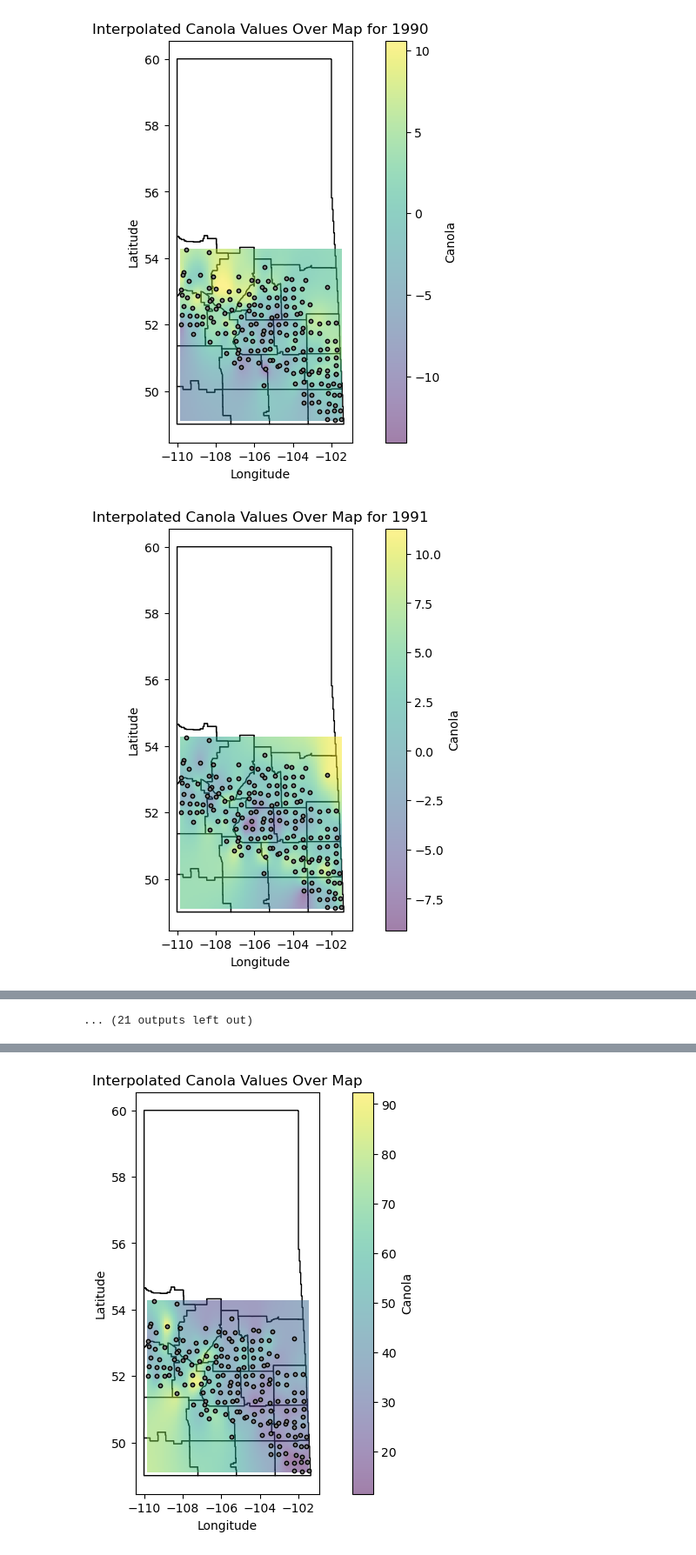
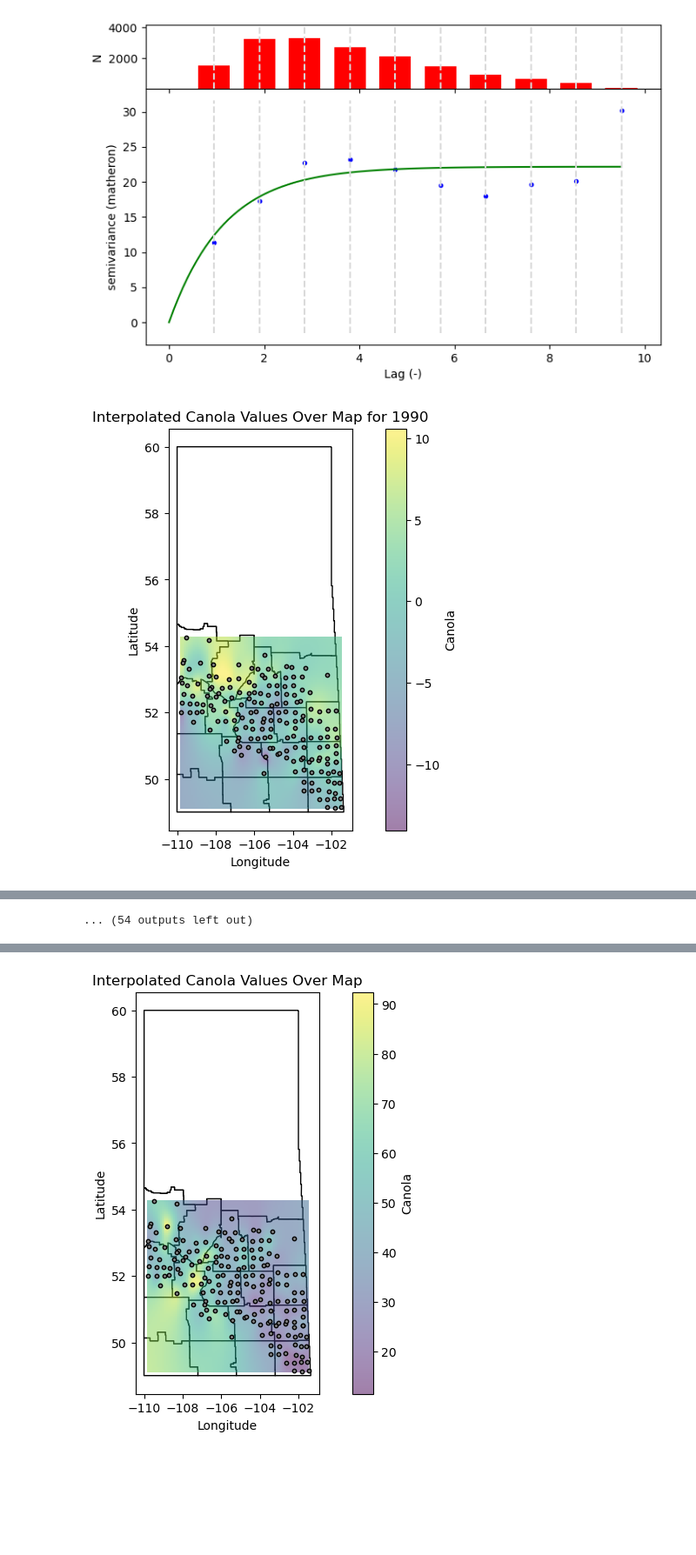
Before and after one commit to Laura-Pldk/Canola_Yield_Prediction, a Jupyter notebook: notebooks/Spatial_all_data.ipynb, the cells around one changed output, grey strips where cells are left out. Shown at 87% size. Cells and saved outputs as stored; diff of their text form; code cells hidden in the pictures; blank space fills up the shorter version.

Commit message:
spatial autocorrelation

```diff
--- a/notebooks/Spatial_all_data.ipynb
+++ b/notebooks/Spatial_all_data.ipynb
@@ -32,4 +36,6 @@ from scipy.interpolate import Rbf
 # %%
 #load df
 feature_df = pd.read_csv('../data/almost_final_final_df.csv', header=0, index_col = 0)
-#feature_df.head(5)
+feature_df.head(5)
+
+feature_df.rename(columns={'Soil Zone': 'soil_zone'}, inplace=True)
@@ -48,32 +63,49 @@ for year in feature_df.index.unique():
     geometry = [Point(xy) for xy in zip(current_year_df["Longitude"], current_year_df["Latitude"])]
     geo_df = gpd.GeoDataFrame(current_year_df, geometry=geometry)
 
     # Define the grid for interpolation
     lon_min, lon_max = geo_df['Longitude'].min(), geo_df['Longitude'].max()
     lat_min, lat_max = geo_df['Latitude'].min(), geo_df['Latitude'].max()
     lon, lat = np.meshgrid(np.linspace(lon_min, lon_max, 100),
                            np.linspace(lat_min, lat_max, 100))
 
+    # Variogram
+
+    latitude = geo_df['Latitude'].values
+    longitude = geo_df['Longitude'].values
+    values = geo_df['Canola'].values
+
+    # Combine latitude and longitude into a single Numpy array of coordinates
+    coords = np.column_stack((latitude, longitude))
+
+    V = skg.Variogram(coords, values, model='exponential', normalize=False)
+    V.plot()
+
+    #
+
     # Perform RBF interpolation
     rbf = Rbf(geo_df['Longitude'], geo_df['Latitude'], geo_df['Canola'], function='linear')
     di = rbf(lon, lat)
 
     # Plotting
     fig, ax = plt.subplots(figsize=(10, 6))
     map_saskatchewan.plot(ax=ax, color='white', edgecolor='black')
     c = ax.pcolormesh(lon, lat, di, shading='auto', cmap='viridis', alpha=0.5)
     scatter = ax.scatter(geo_df['Longitude'], geo_df['Latitude'], color='gray', edgecolor='black', s=10, label='Original Points')
 
     # Add colorbar
     fig.colorbar(c, ax=ax, label='Canola')
 
     # Customize the plot for the current year
     plt.title(f"Interpolated Canola Values Over Map for {year}")
     plt.xlabel("Longitude")
     plt.ylabel("Latitude")
 
     # Show plot
     plt.show()
+
+# The spatial correlation within one year is strongly visible but also differs a lot between the year, likely explainable
+# through different features
 # %% [output]
-[figure, old version]
+[figure, new version]
-[figure, old version]
+[figure, new version]
@@ -90,4 +122,4 @@ for year in feature_df.index.unique():
-... (21 outputs left out)
+... (54 outputs left out)
 # %%
 # sum over all years
 
```
Also changed, not shown: parts of 6 cells of this notebook.
